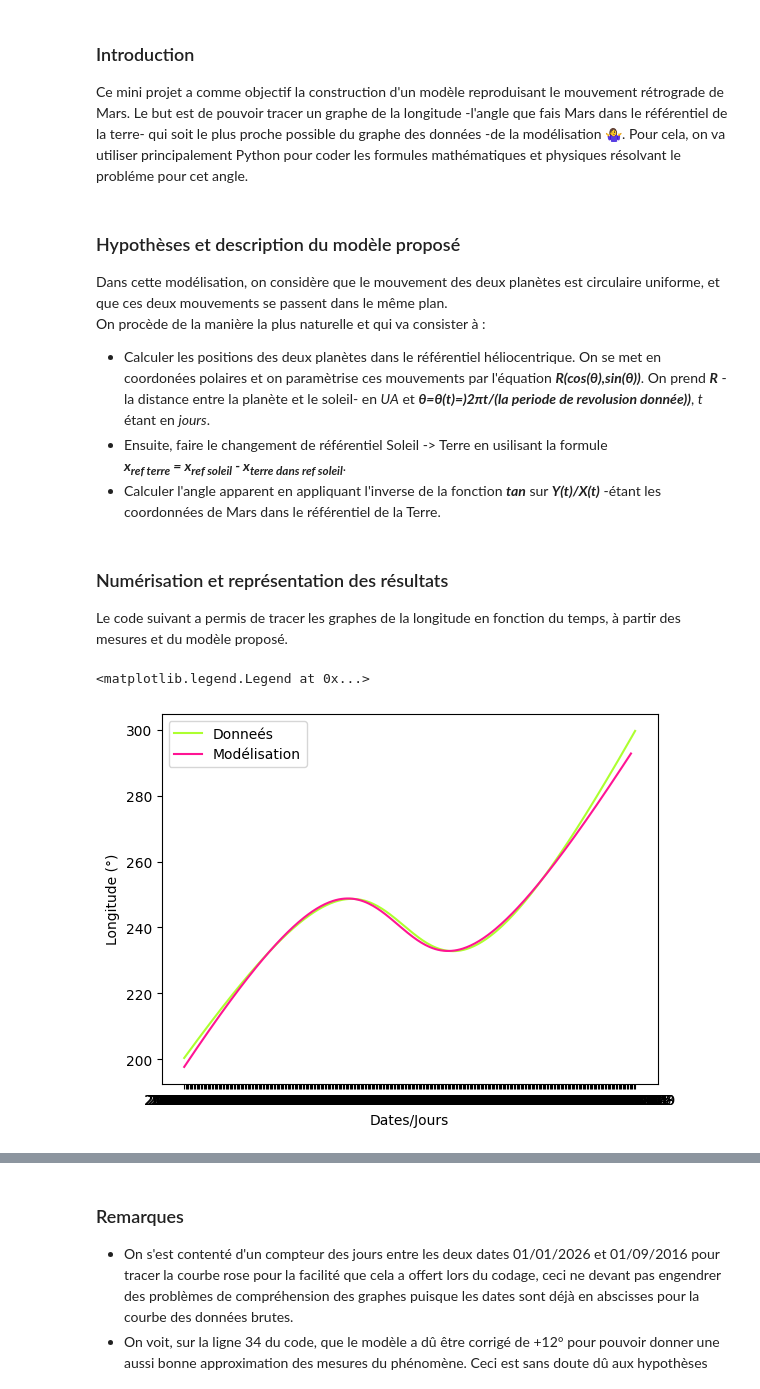
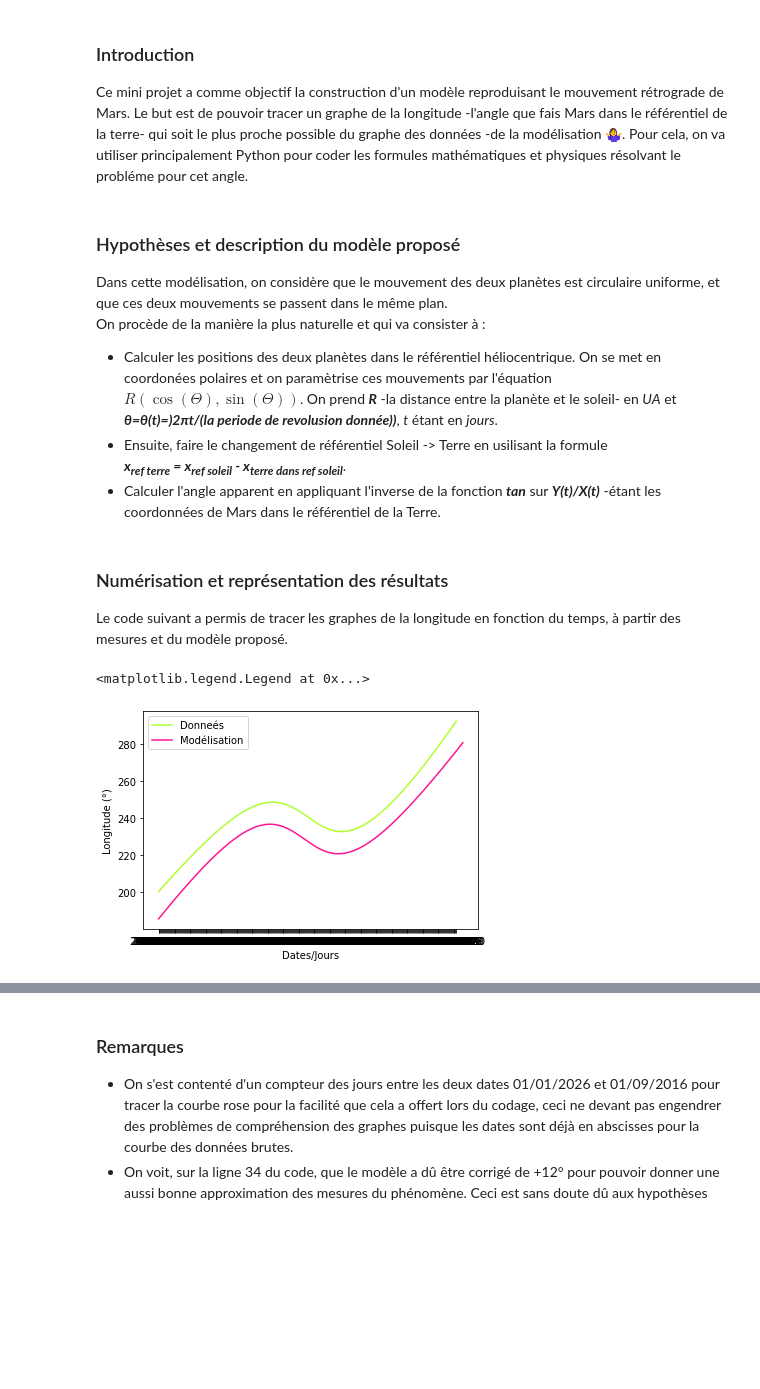
Before and after one commit to rochSmets/2py222, a Jupyter notebook: miniProjets/1_Mars/Herbi_Hania.ipynb, the cells around one changed output, grey strips where cells are left out. Cells and saved outputs as stored; diff of their text form; code cells hidden in the pictures; blank space fills up the shorter version.

```diff
--- a/miniProjets/1_Mars/Herbi_Hania.ipynb
+++ b/miniProjets/1_Mars/Herbi_Hania.ipynb
@@ -9,7 +9,7 @@ Pour cela, on va utiliser principalement Python pour coder les formules mathéma
 ### Hypothèses et description du modèle proposé
 Dans cette modélisation, on considère que le mouvement des deux planètes est circulaire uniforme, et que ces deux mouvements se passent dans le même plan.
 On procède de la manière la plus naturelle et qui va consister à :
-* Calculer les positions des deux planètes dans le référentiel héliocentrique. On se met en coordonées polaires et on paramètrise ces mouvements par l'équation ***R(cos(θ),sin(θ))***. On prend ***R*** -la distance entre la planète et le soleil- en *UA* et ***θ=θ(t)=)2πt/(la periode de revolusion donnée))***, *t* étant en *jours*.
+* Calculer les positions des deux planètes dans le référentiel héliocentrique. On se met en coordonées polaires et on paramètrise ces mouvements par l'équation $R(\cos(\Theta),\sin(\Theta))$. On prend ***R*** -la distance entre la planète et le soleil- en *UA* et ***θ=θ(t)=)2πt/(la periode de revolusion donnée))***, *t* étant en *jours*.
 * Ensuite, faire le changement de référentiel Soleil -> Terre en usilisant la formule
 ***x<sub>ref terre</sub> = x<sub>ref soleil</sub> - x<sub>terre dans ref soleil<sub/>***.
 * Calculer l'angle apparent en appliquant l'inverse de la fonction ***tan*** sur ***Y(t)/X(t)*** -étant les coordonnées de Mars dans le référentiel de la Terre.
@@ -29,34 +29,39 @@ data=pd.read_csv("DataMars.csv", comment='#')
 
        #Extraction des donnees
 t = data["Date"]
 L = data["Longitude (decimal)"]
+#t=np.arange(L.shape[0])
 
        #Traçage de la courbe des donnees avec la deuxieme couleure preferee de l'etudiant 21310886
-plt.plot(t[292:620],L[292:620], color='greenyellow', label='Donneés')
+my_slice = slice(292,610)
+plt.plot(t[my_slice],L[my_slice], color='greenyellow', label='Donneés')
+
+# plt.plot(t[292:620],L[292:620], color='greenyellow', label='Donneés')
 
 
 # 2)_ Graphe de la modelisation :
 
        #Definition du nombre de jours entre le 01/01/2026 et 01/09/2016
-t=np.array([i for i in range(325)])
+#t=np.array([i for i in range(325)])
+t=np.arange(325)#.astype(int)
 
        #Definition des vecteurs position de Mars et de la Terre dans le ref. du soleil
 posiMars=np.array([[1.52371*m.cos((T)*2*m.pi/686.885),1.52371*m.sin((T)*2*m.pi/686.885)] for T in range(1000)])
 posiTerre=np.array([[m.cos(T*2*m.pi/365.256),m.sin((T)*2*m.pi/365.256)] for T in range(1000)])
 
       #Calcul de la position de mars dans le ref de la terre
 posiMarTer=posiMars-posiTerre
 
       #Calcul de l'angle apparent en ° en appliquant une correction de +12°
-angles=12+(180/m.pi)*(m.pi+np.arctan2(posiMarTer[625:950,1],posiMarTer[625:950,0]))
+angles=(180/m.pi)*(m.pi+np.arctan2(posiMarTer[625:950,1],posiMarTer[625:950,0]))
 
 
       # Tracer le  graphe de la modelisation avec la premiere couleur preferee de l'etudiant 21310886
 plt.plot(t,angles, color='deeppink', label='Modélisation')
 
 plt.ylabel('Longitude (°)')
 plt.xlabel('Dates/Jours')
 plt.legend()
 # %% [output]
 <matplotlib.legend.Legend at 0x...>
-[figure, old version]
+[figure, new version]
```
Also changed, not shown: parts of 2 cells of this notebook, 13 other files.
